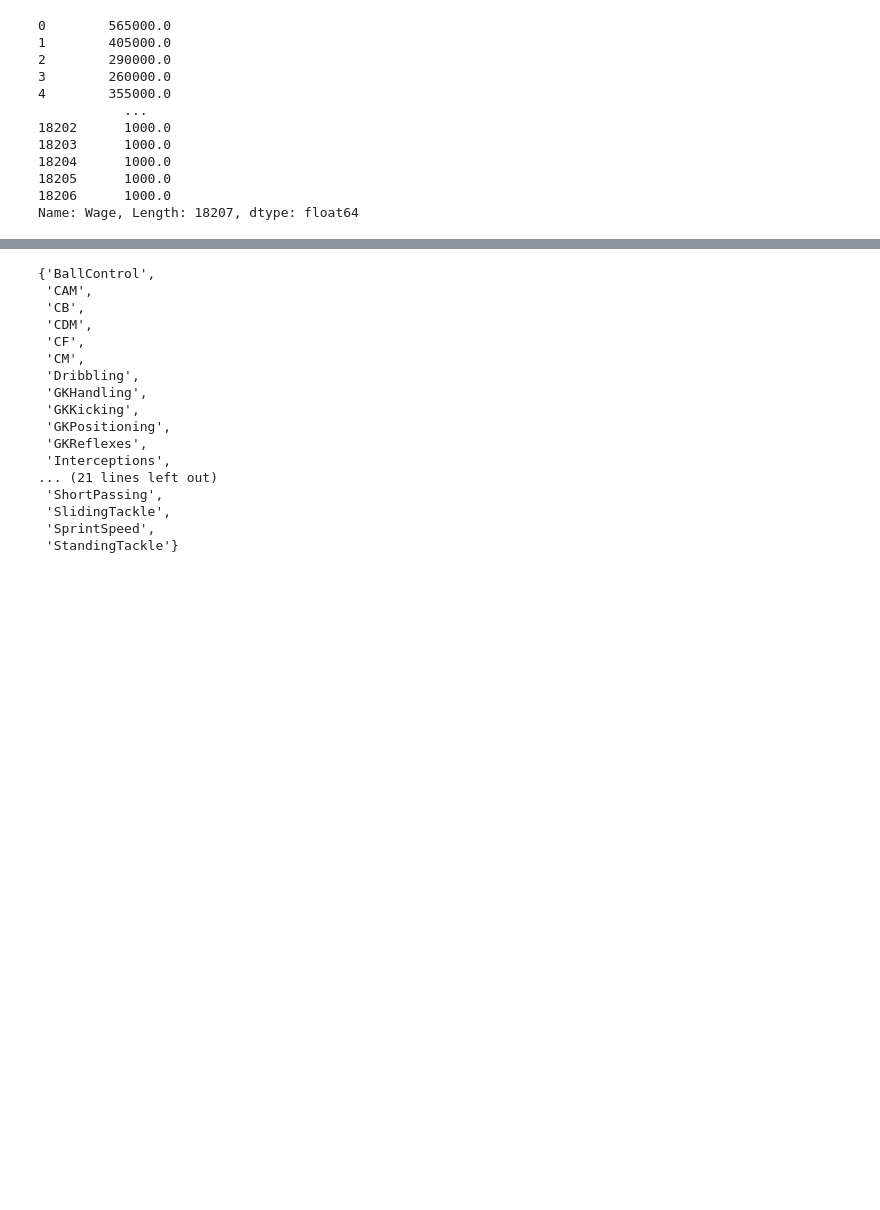
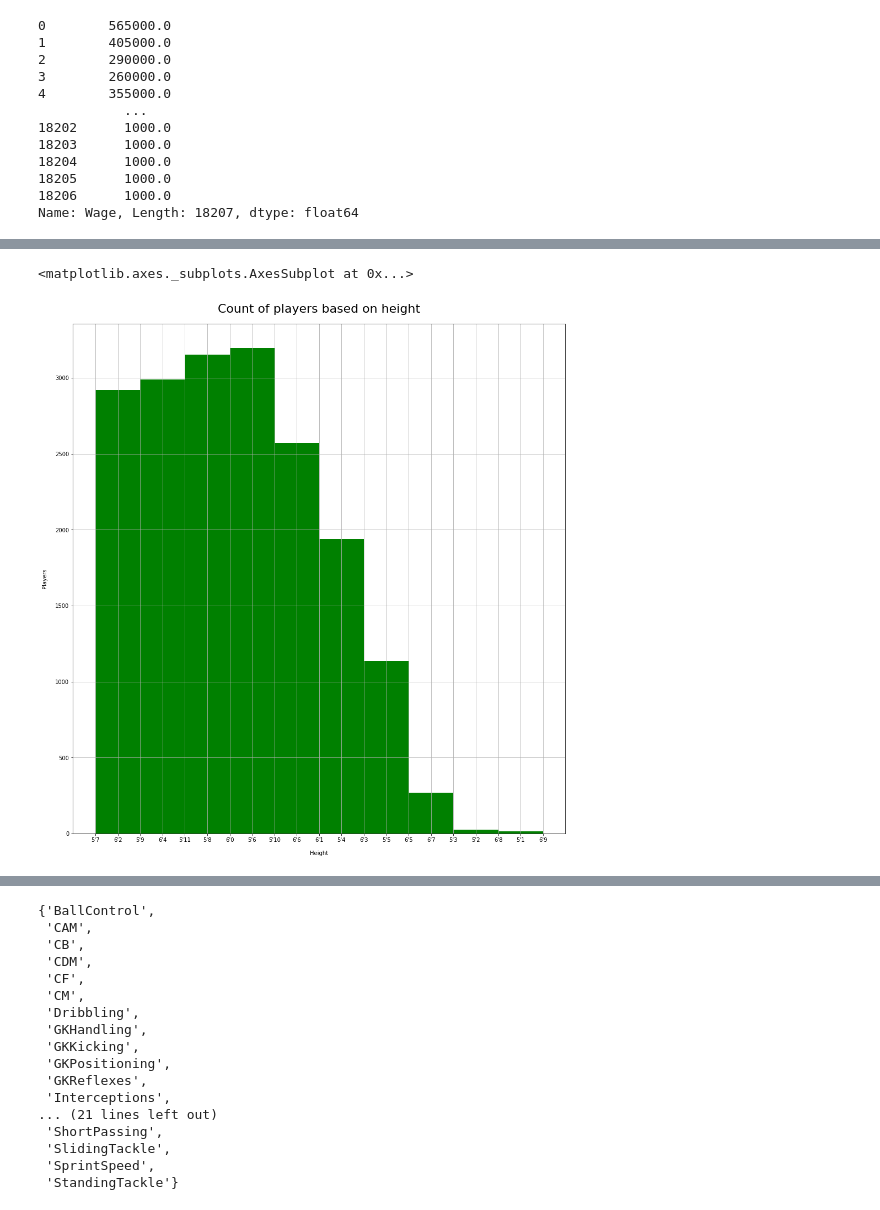
Before and after one commit to bachinaram/DataAnalytics1, a Jupyter notebook: DA1_assignment1q2.ipynb, the cells around one changed output, grey strips where cells are left out. Cells and saved outputs as stored; diff of their text form; code cells hidden in the pictures; blank space fills up the shorter version.

```diff
--- a/DA1_assignment1q2.ipynb
+++ b/DA1_assignment1q2.ipynb
@@ -281,0 +301,11 @@ Name: Wage, Length: 18207, dtype: float64
+# %%
+
+dimension = plt.figure(figsize = (16,17))
+current_gca = dimension.gca()
+plt.xlabel("Height", labelpad=14)
+plt.ylabel("Players", labelpad=14)
+plt.title("Count of players based on height", y=1.015, fontsize=22);
+df1['Height'].hist(color='green',ax=current_gca)
+# %% [output]
+<matplotlib.axes._subplots.AxesSubplot at 0x...>
+[figure, added]
```
Also changed, not shown: parts of 11 cells of this notebook.
